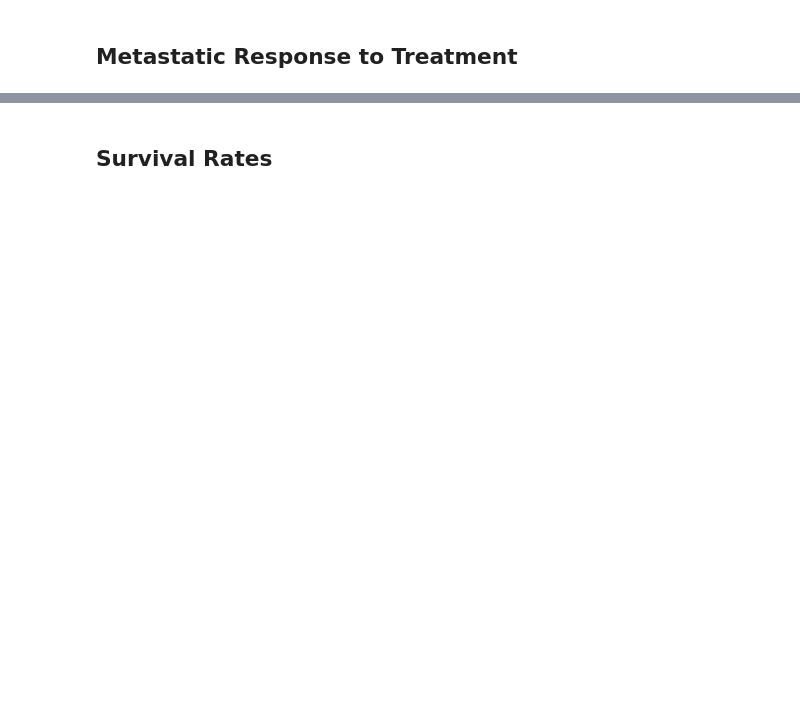
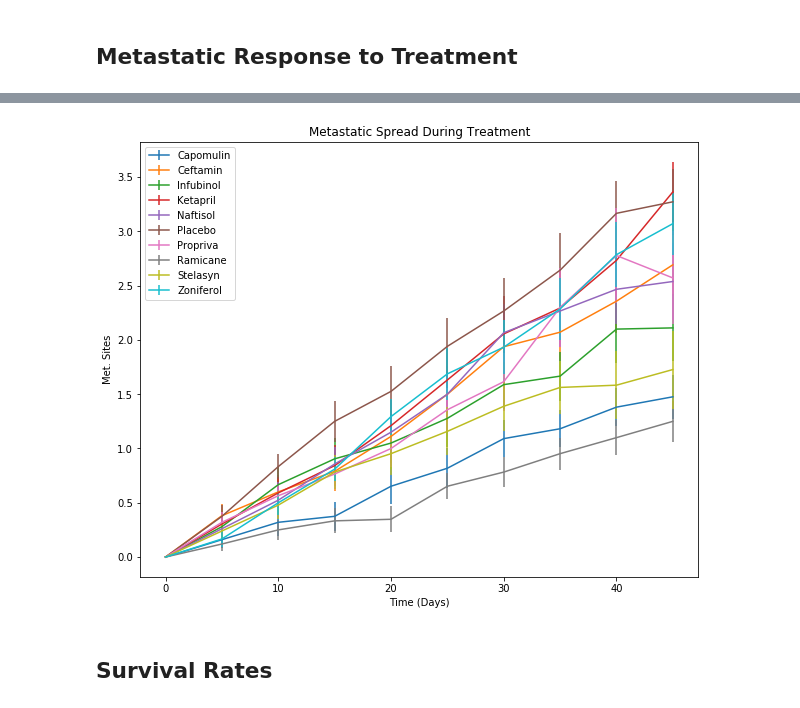
Before and after one commit to tbergama/matplotlib-challenge, a Jupyter notebook: Pymaceuticals/pymaceuticals.ipynb, the cells around one changed output, grey strips where cells are left out. Drawn from its saved outputs; the diff is of its cells as text; code cells hidden in the pictures; blank space fills up the shorter version.

```diff
--- a/Pymaceuticals/pymaceuticals.ipynb
+++ b/Pymaceuticals/pymaceuticals.ipynb
@@ -127,0 +122,27 @@ plt.show()
+# %%
+# mean metastatic sites by drug and timepoint
+mean_met_dict = {"Drug": [],
+                  "Timepoint": [],
+                  "Metastatic Sites": []}
+
+# standard error of mean
+se_met_dict = {"Drug": [],
+               "Timepoint": [],
+               "Metastatic Sites": []}
+
+for drug, data in df_grouped:
+    drug_name = drug[0]
+    timepoint = drug[1]
+    mean_met = data["Metastatic Sites"].mean()
+    se_met = data["Metastatic Sites"].sem()
+
+    mean_met_dict["Drug"].append(drug_name)
+    mean_met_dict["Timepoint"].append(timepoint)
+    mean_met_dict["Metastatic Sites"].append(mean_met)
+
+    se_met_dict["Drug"].append(drug_name)
+    se_met_dict["Timepoint"].append(timepoint)
+    se_met_dict["Metastatic Sites"].append(se_met)
+
+df_mean_met = pd.DataFrame(mean_met_dict)
+df_se_met = pd.DataFrame(se_met_dict)
@@ -128,4 +158,7 @@ plt.show()
 # %%
 # Minor Data Munging to Re-Format the Data Frames
+df_mean_met_piv = df_mean_met.pivot(index="Timepoint", columns="Drug")["Metastatic Sites"]
+df_se_met_piv = df_se_met.pivot(index="Timepoint", columns="Drug")["Metastatic Sites"]
 
 # Preview that Reformatting worked
+df_mean_met_piv.head()
@@ -149,3 +173,20 @@ plt.show()
+# %%
+# Generate the Plot (with Error Bars)
+plt.figure(figsize=(10, 8))
+
+plt.title("Metastatic Spread During Treatment")
+colors = list(mcolors.TABLEAU_COLORS.values())
+
+plt.xlabel("Time (Days)")
+plt.ylabel("Met. Sites")
+
+for i, col in enumerate(df_mean_met_piv.columns.values):
+    plt.errorbar(x=df_mean_met_piv.index.values, y=df_mean_met_piv[col], yerr=df_se_met_piv[col], c=colors[i])
+
+plt.legend(df_mean_met_piv.columns.values)
+plt.show()
+# %% [output]
+[figure, added]
 # %% [markdown]
 ## Survival Rates
 # %%
```
Also changed, not shown: parts of 28 cells of this notebook.
